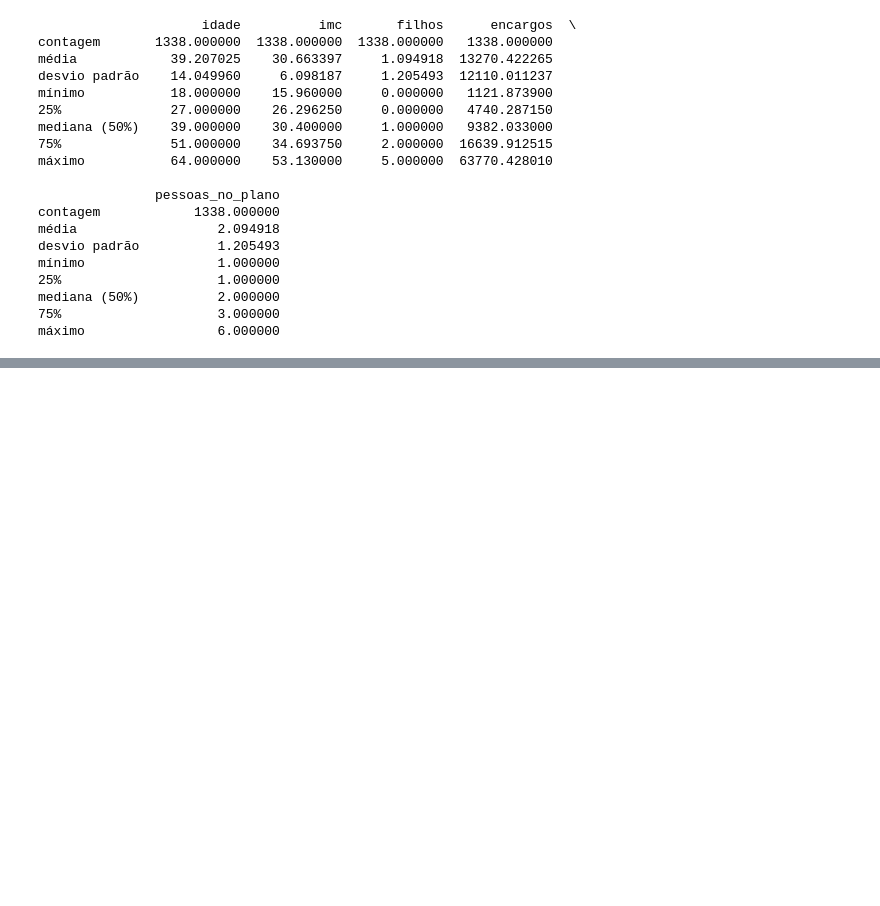
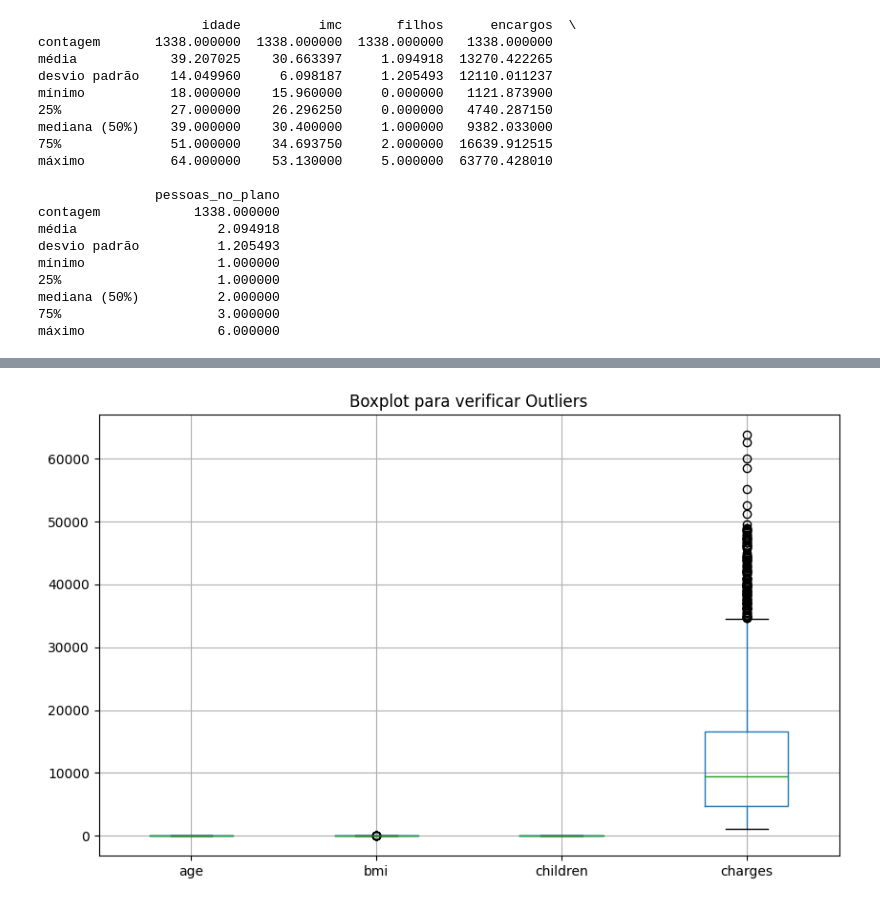
Before and after one commit to patrickdevv/FIAP_Fase01_Desafio, a Jupyter notebook: Desafio_v2.ipynb, the cells around one changed output, grey strips where cells are left out. Saved outputs shown, nothing was run; the diff lists cells and outputs as text; code cells hidden in the pictures; blank space fills up the shorter version.

```diff
--- a/Desafio_v2.ipynb
+++ b/Desafio_v2.ipynb
@@ -185,2 +184,10 @@ plt.show()
 [figure]
 <Figure size 640x480 with 0 Axes>
+# %%
+# Boxplot para verificar outliers
+plt.figure(figsize=(10, 6))
+df[['age', 'bmi', 'children', 'charges']].boxplot()
+plt.title('Boxplot para verificar Outliers')
+plt.show()
+# %% [output]
+[figure, added]
```
Also changed, not shown: parts of 6 cells of this notebook.
